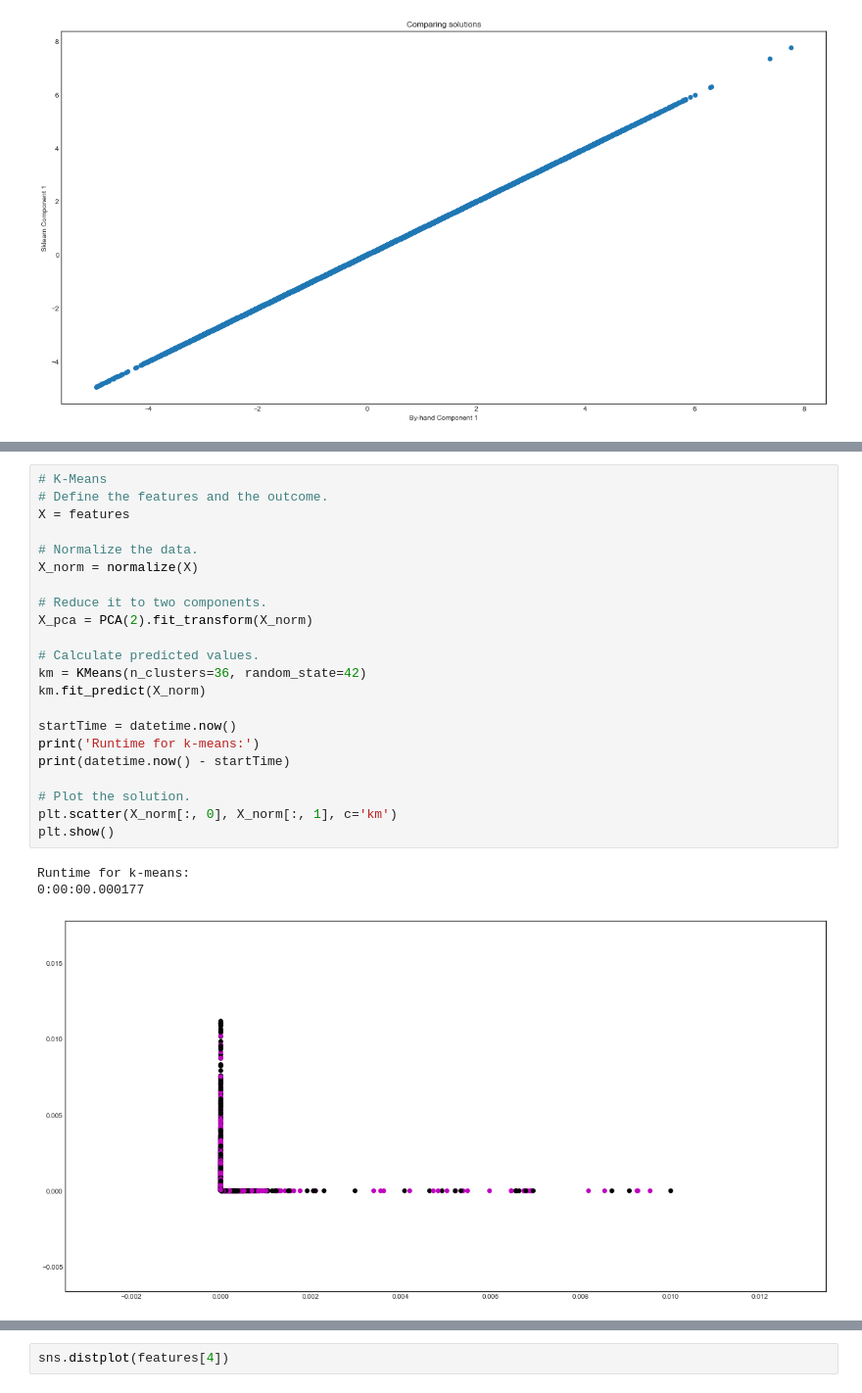
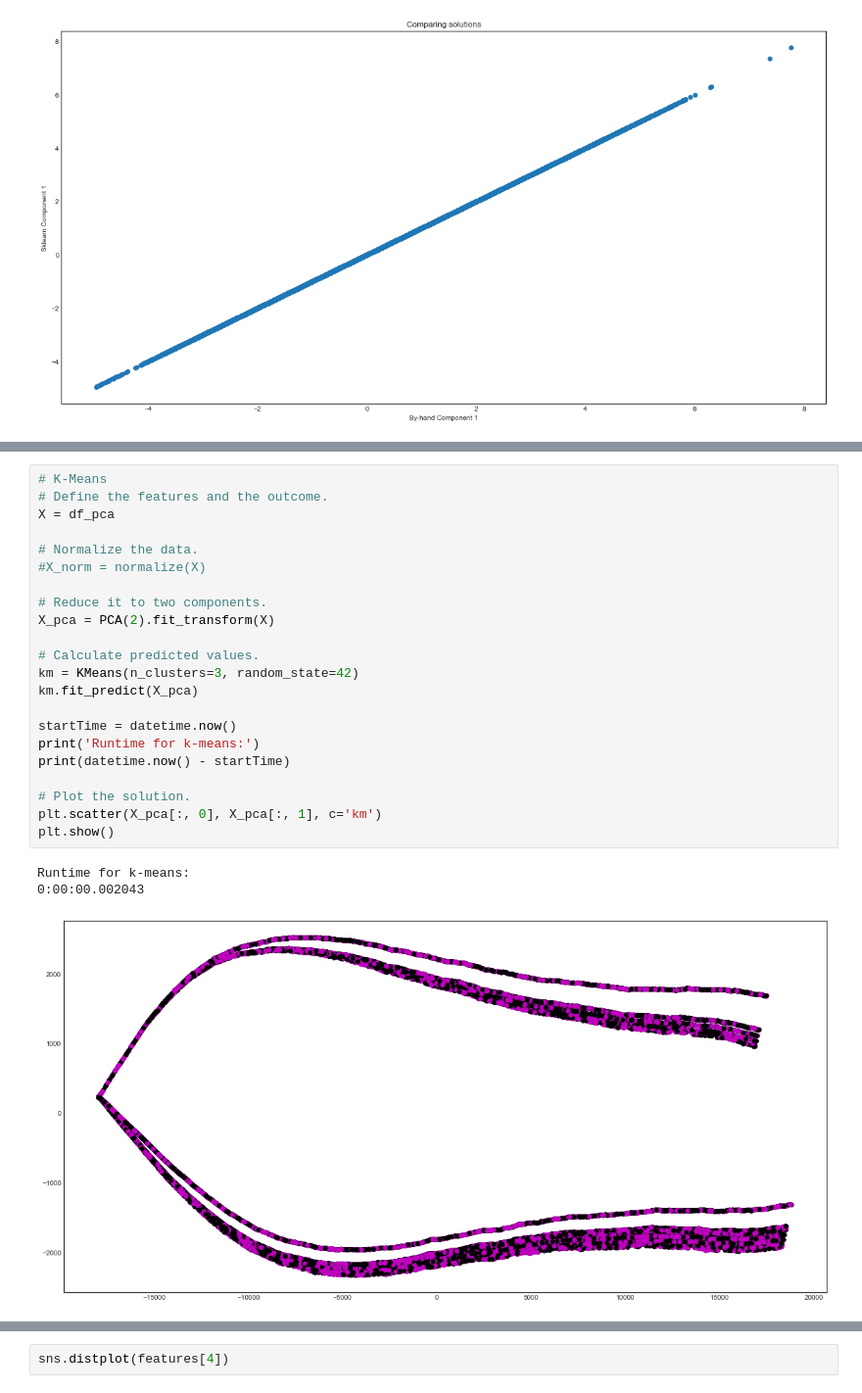
Before and after one commit to milabknowin/Thinkful, a Jupyter notebook: Unsupervised_Learning/Clusters/Boston_Marathon_Challenge.ipynb, the cells around one changed output, grey strips where cells are left out. Shown at 98% size. Saved outputs shown, nothing was run; the diff lists cells and outputs as text.

```diff
--- a/Unsupervised_Learning/Clusters/Boston_Marathon_Challenge.ipynb
+++ b/Unsupervised_Learning/Clusters/Boston_Marathon_Challenge.ipynb
@@ -430,26 +455,26 @@ The percentage of total variance in the dataset explained by each component from
 # %%
 # K-Means
 # Define the features and the outcome.
-X = features
+X = df_pca
 
 # Normalize the data.
-X_norm = normalize(X)
+#X_norm = normalize(X)
 
 # Reduce it to two components.
-X_pca = PCA(2).fit_transform(X_norm)
+X_pca = PCA(2).fit_transform(X)
 
 # Calculate predicted values.
-km = KMeans(n_clusters=36, random_state=42)
-km.fit_predict(X_norm)
+km = KMeans(n_clusters=3, random_state=42)
+km.fit_predict(X_pca)
 
 startTime = datetime.now()
 print('Runtime for k-means:')
 print(datetime.now() - startTime)
 
 # Plot the solution.
-plt.scatter(X_norm[:, 0], X_norm[:, 1], c='km')
+plt.scatter(X_pca[:, 0], X_pca[:, 1], c='km')
 plt.show()
 # %% [output]
 Runtime for k-means:
-0:00:00.000177
+0:00:00.002043
-[figure, old version]
+[figure, new version]
```
Also changed, not shown: parts of 11 cells of this notebook.
